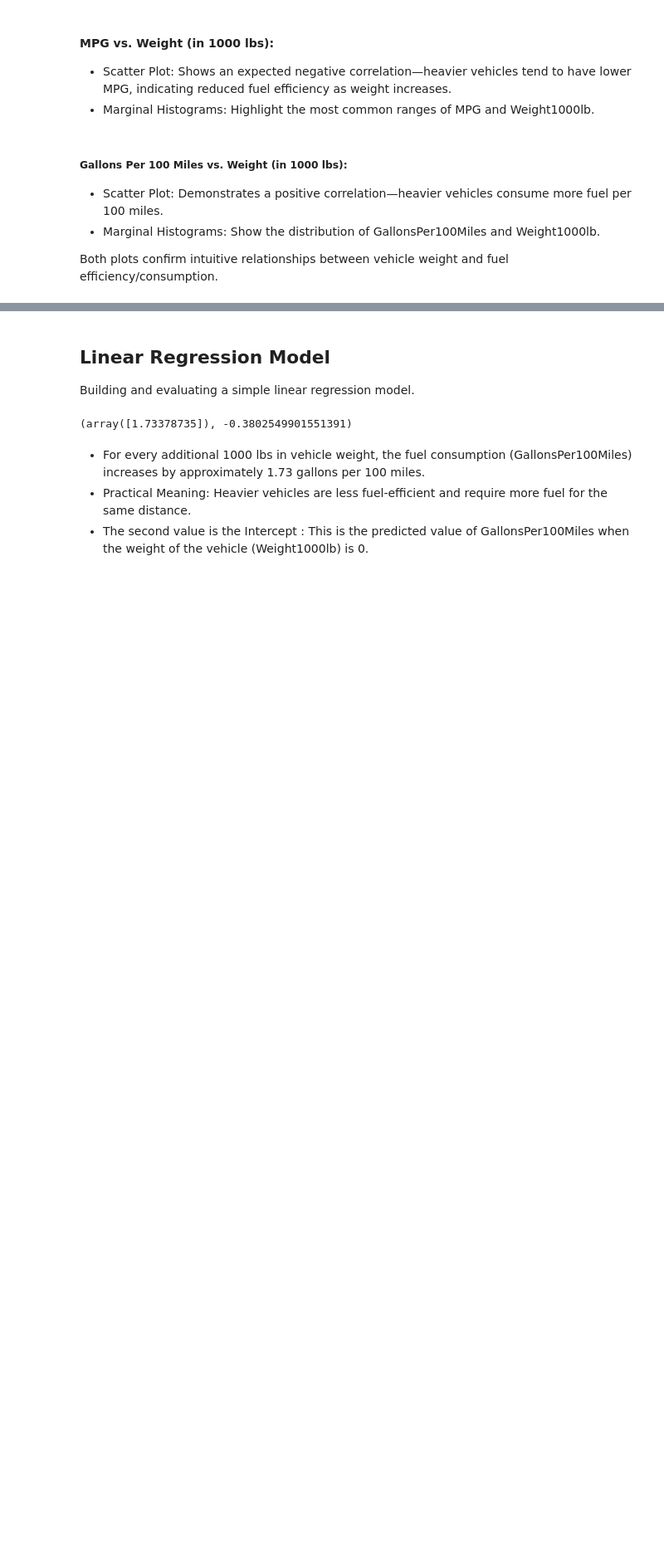
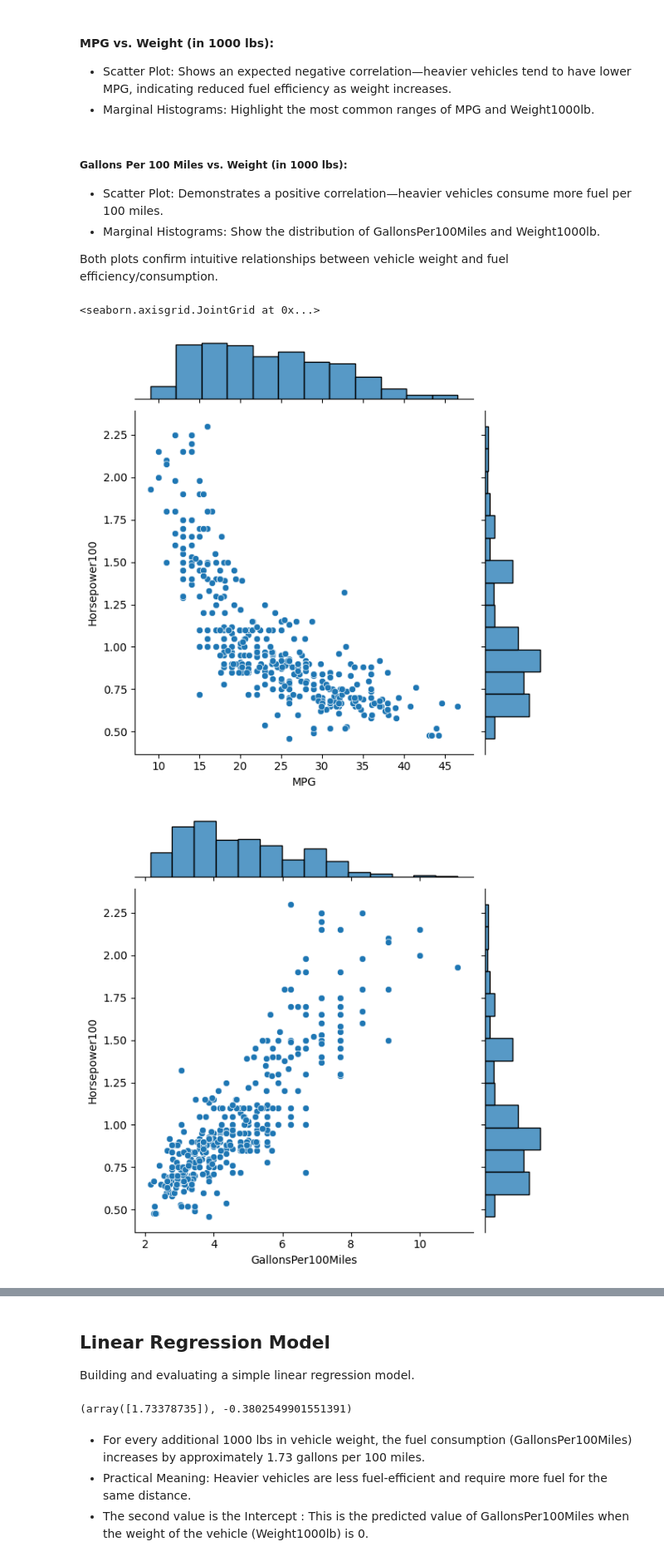
Before and after one commit to artjom2281337/predictive-1, a Jupyter notebook: 02_EDA_Linear_Regression_Notebook.ipynb, the cells around one changed output, grey strips where cells are left out. Shown at 83% size. Saved outputs shown, nothing was run; the diff lists cells and outputs as text; code cells hidden in the pictures; blank space fills up the shorter version.

Commit message:
Joint distributions

```diff
--- a/02_EDA_Linear_Regression_Notebook.ipynb
+++ b/02_EDA_Linear_Regression_Notebook.ipynb
@@ -6,6 +6,13 @@ import pandas as pd
 import matplotlib.pyplot as plt
 import seaborn as sns
 from sklearn.linear_model import LinearRegression
+# %%
+GALLONS: str = 'GallonsPer100Miles'
+MPG: str = 'MPG'
+WEIGHT: str = 'Weight1000lb'
+DISPLACEMENT: str = 'Displacement100ci'
+HORSEPOWER: str = 'Horsepower100'
+CYLINDERS: str = 'Cylinders'
 # %% [markdown]
 ## Loading and Viewing the Dataset
 Here, we load the dataset and display the first few rows to understand its structure.
@@ -128,3 +134,10 @@ sns.jointplot(data=df, x='GallonsPer100Miles', y='Weight1000lb')
 - Marginal Histograms: Show the distribution of GallonsPer100Miles and Weight1000lb.
 
 Both plots confirm intuitive relationships between vehicle weight and fuel efficiency/consumption.
+# %%
+sns.jointplot(data=df, x=MPG, y=HORSEPOWER)
+sns.jointplot(data=df, x=GALLONS, y=HORSEPOWER)
+# %% [output]
+<seaborn.axisgrid.JointGrid at 0x...>
+[figure, added]
+[figure, added]
```
Also changed, not shown: parts of 12 cells of this notebook.
